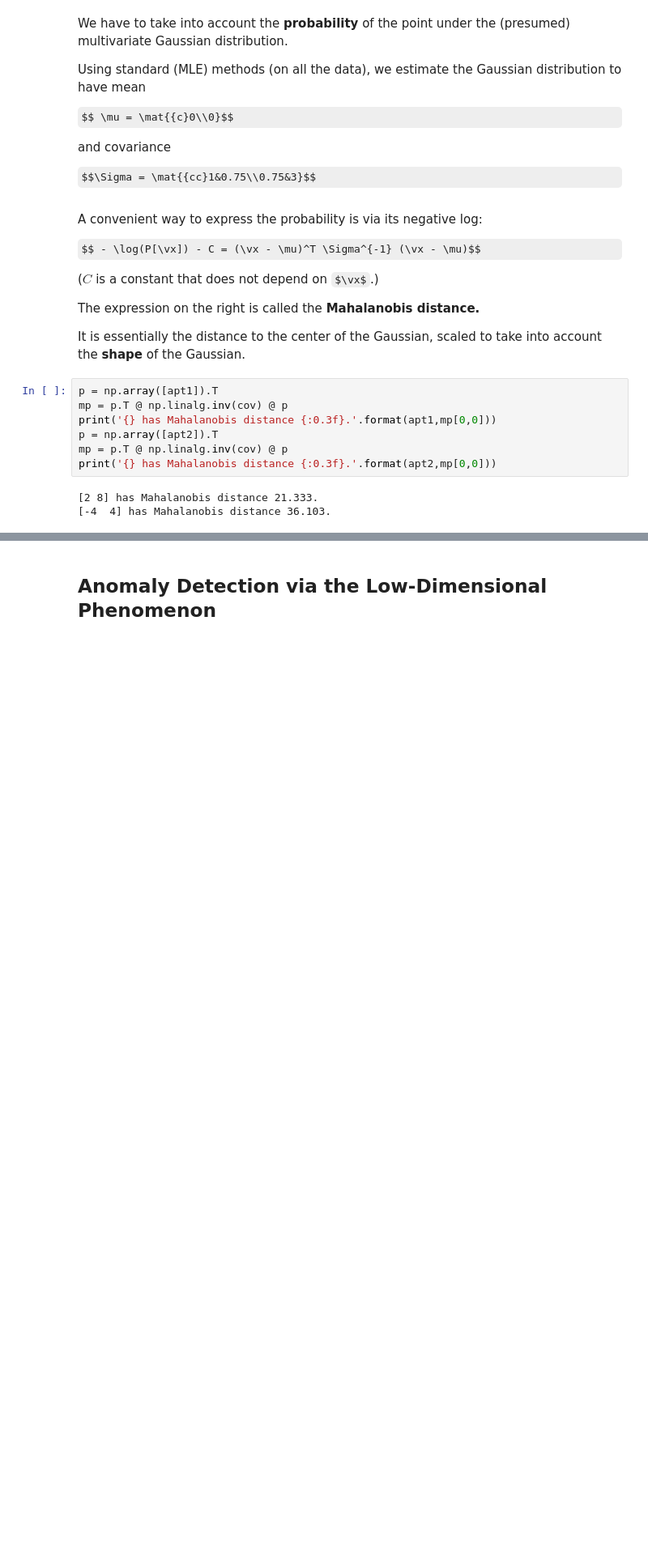
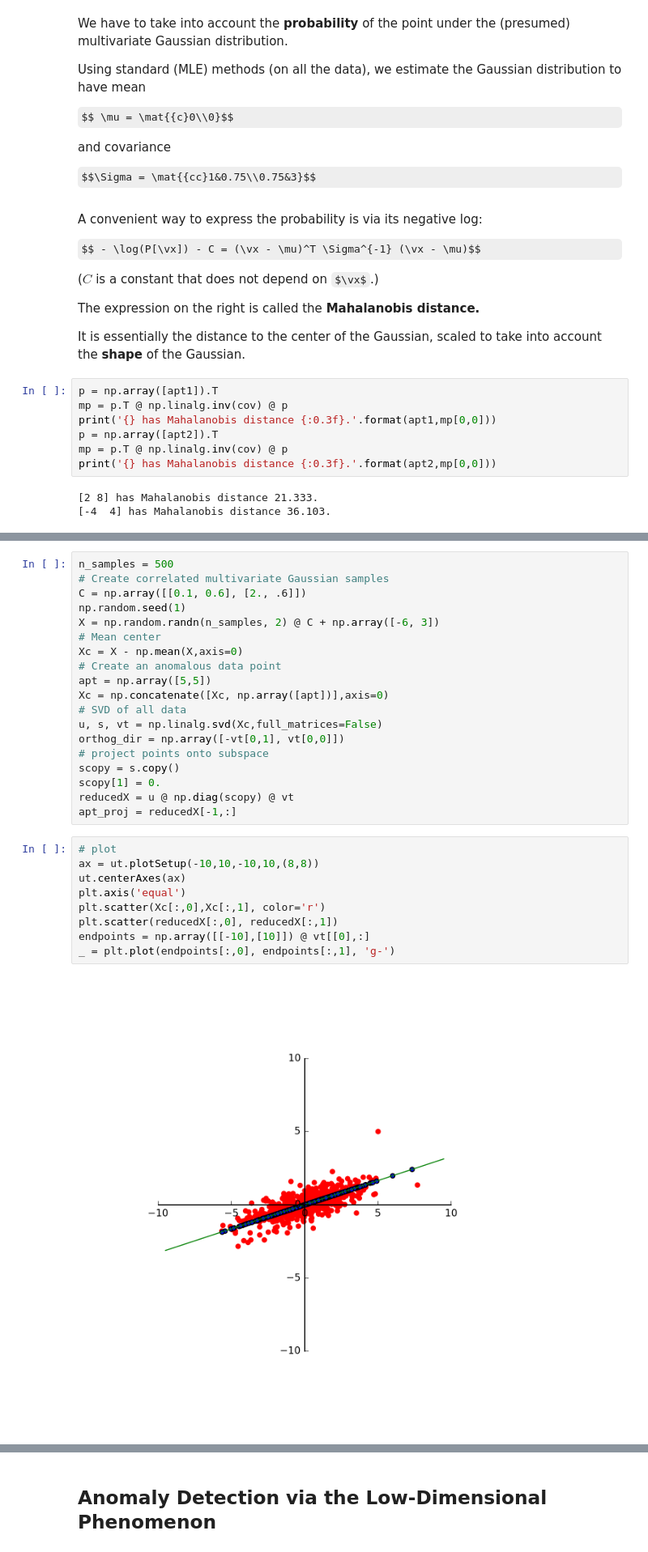
Before and after one commit to mcrovella/CS506-Computational-Tools-for-Data-Science, a Jupyter notebook: 12-Anomaly-Detection-SVD-III.ipynb, the cells around one changed output, grey strips where cells are left out. Shown at 81% size. Drawn from its saved outputs; the diff is of its cells as text; some formulas as TeX source; blank space fills up the shorter version.

```diff
--- a/12-Anomaly-Detection-SVD-III.ipynb
+++ b/12-Anomaly-Detection-SVD-III.ipynb
@@ -299,0 +320,30 @@ print('{} has Mahalanobis distance {:0.3f}.'.format(apt2,mp[0,0]))
+# %%
+n_samples = 500
+# Create correlated multivariate Gaussian samples
+C = np.array([[0.1, 0.6], [2., .6]])
+np.random.seed(1)
+X = np.random.randn(n_samples, 2) @ C + np.array([-6, 3])
+# Mean center
+Xc = X - np.mean(X,axis=0)
+# Create an anomalous data point
+apt = np.array([5,5])
+Xc = np.concatenate([Xc, np.array([apt])],axis=0)
+# SVD of all data
+u, s, vt = np.linalg.svd(Xc,full_matrices=False)
+orthog_dir = np.array([-vt[0,1], vt[0,0]])
+# project points onto subspace
+scopy = s.copy()
+scopy[1] = 0.
+reducedX = u @ np.diag(scopy) @ vt
+apt_proj = reducedX[-1,:]
+# %%
+# plot
+ax = ut.plotSetup(-10,10,-10,10,(8,8))
+ut.centerAxes(ax)
+plt.axis('equal')
+plt.scatter(Xc[:,0],Xc[:,1], color='r')
+plt.scatter(reducedX[:,0], reducedX[:,1])
+endpoints = np.array([[-10],[10]]) @ vt[[0],:]
+_ = plt.plot(endpoints[:,0], endpoints[:,1], 'g-')
+# %% [output]
+[figure, added]
```
Also changed, not shown: parts of 22 cells of this notebook.
